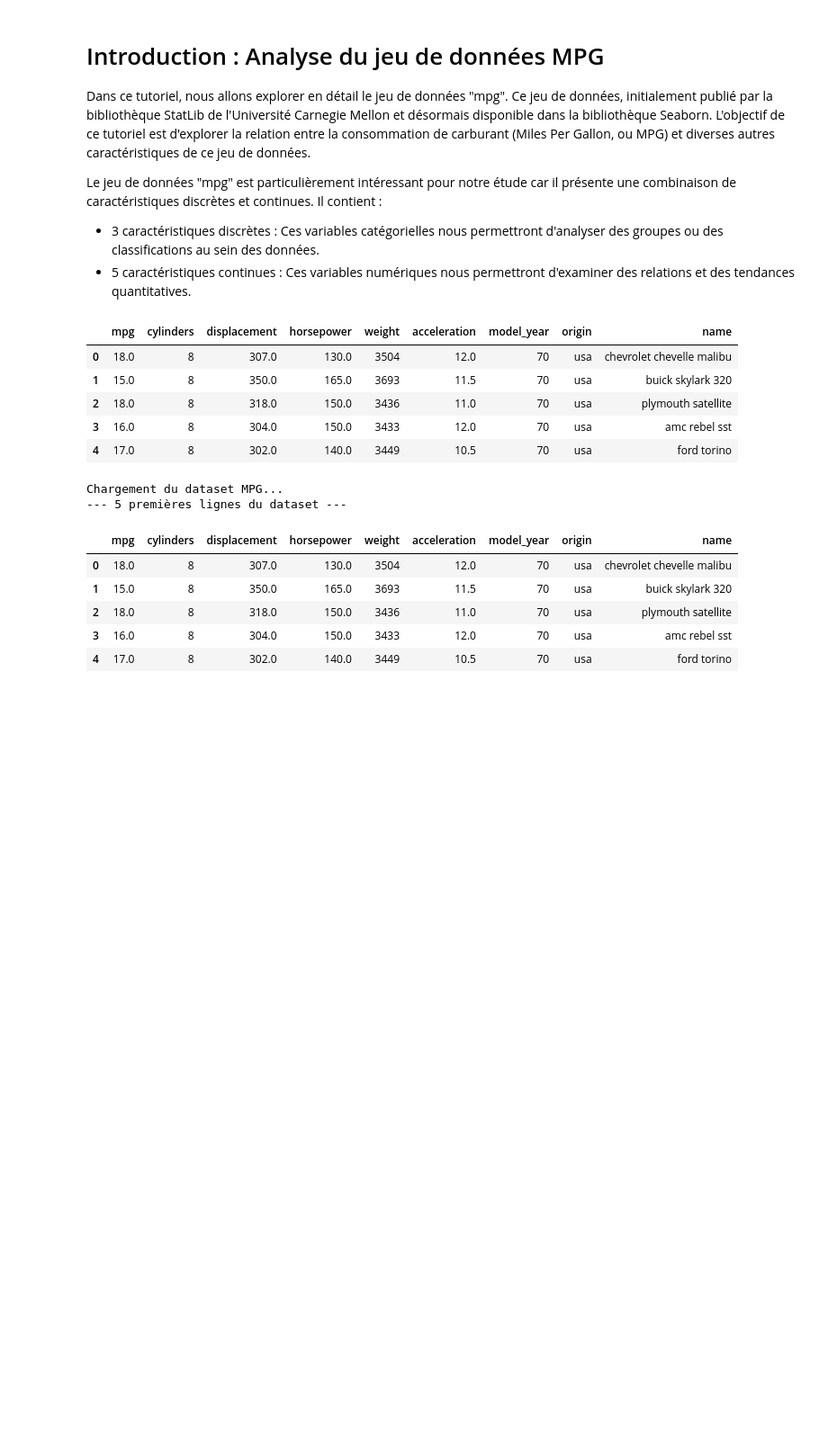
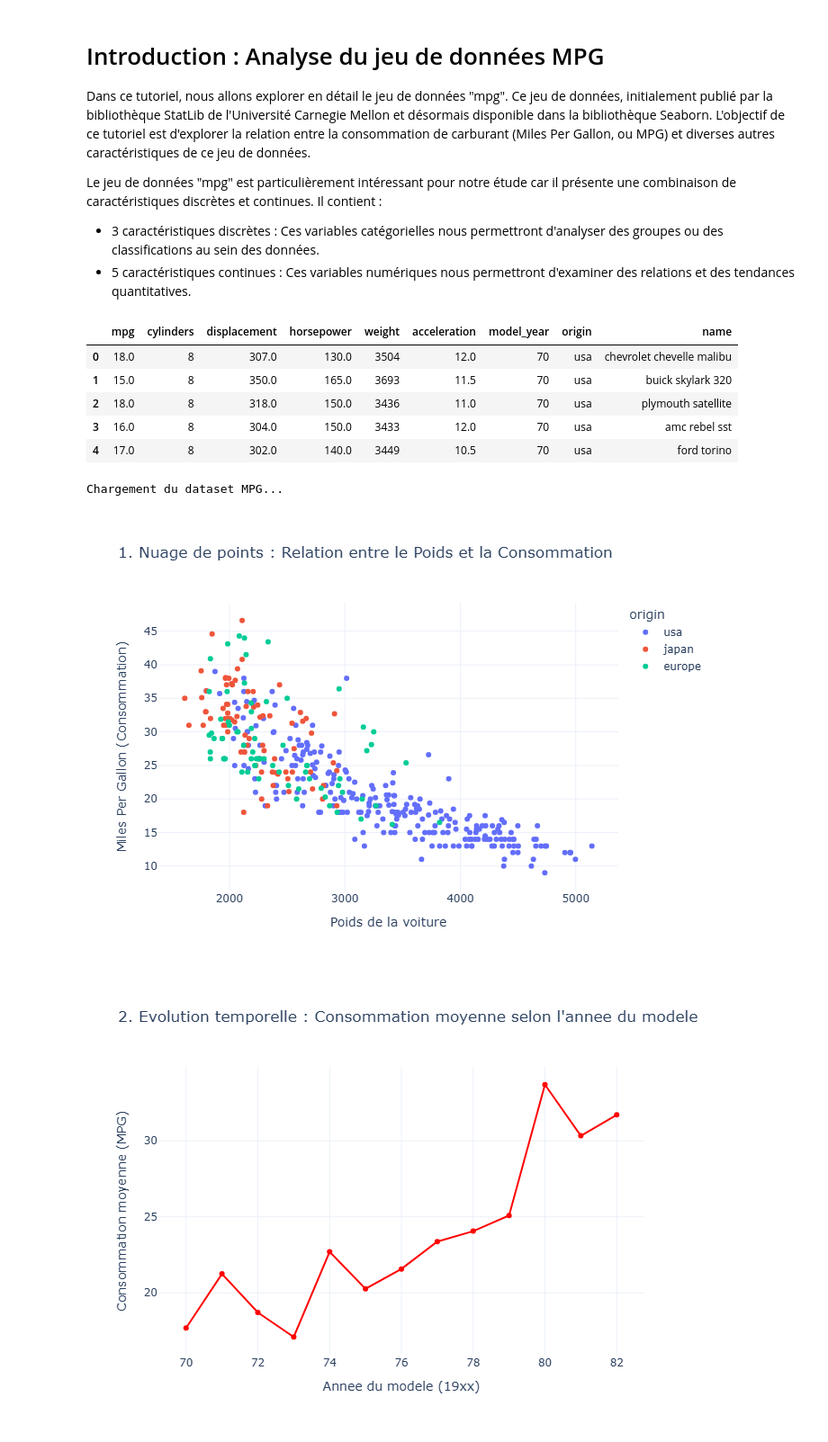
Before and after one commit to rosanajurdi/Data_Visualization_Course_2026, a Jupyter notebook: lab-sessions/lab4-ScatterPlots_line plots_heatmaps.ipynb, the cells around one changed output. Shown at 90% size. Cells and saved outputs as stored; diff of their text form; code cells hidden in the pictures; blank space fills up the shorter version.

```diff
--- a/lab-sessions/lab4-ScatterPlots_line plots_heatmaps.ipynb
+++ b/lab-sessions/lab4-ScatterPlots_line plots_heatmaps.ipynb
@@ -24,72 +24,56 @@ mpg_df.head()
 import seaborn as sns
 import pandas as pd
 import plotly.express as px
+import plotly.io as pio
 from IPython.display import display
-import plotly.io as pio
-pio.renderers.default = "svg"
+
+# On passe en PNG pour corriger le bug de la Heatmap vide !
+pio.renderers.default = "png"
 
 print("Chargement du dataset MPG...")
 mpg_df = sns.load_dataset("mpg")
 
-print("--- 5 premières lignes du dataset ---")
-display(mpg_df.head())
-
-
 # --- ÉTAPE 2 : NUAGE DE POINTS (SCATTER PLOT) ---
-# On compare le poids (weight) avec la consommation (mpg).
-# On colorie par continent d'origine (origin) et on affiche le nom de la voiture au survol.
 fig_scatter = px.scatter(
     mpg_df,
     x="weight",
     y="mpg",
     color="origin",
     hover_name="name",
-    title="1. Nuage de points : Relation entre le Poids et la Consommation (MPG)",
+    title="1. Nuage de points : Relation entre le Poids et la Consommation",
     labels={"weight": "Poids de la voiture", "mpg": "Miles Per Gallon (Consommation)"},
     template="plotly_white"
 )
 fig_scatter.show()
 
-
 # --- ÉTAPE 3 : GRAPHIQUE EN LIGNE (LINE PLOT) ---
-# Pour faire une belle ligne, on va d'abord calculer la moyenne de MPG pour chaque année
 avg_mpg_per_year = mpg_df.groupby('model_year')['mpg'].mean().reset_index()
 
 fig_line = px.line(
     avg_mpg_per_year,
     x="model_year",
     y="mpg",
-    markers=True, # Ajoute des petits points sur la ligne
-    title="2. Évolution temporelle : Consommation moyenne selon l'année du modèle",
-    labels={"model_year": "Année du modèle (19xx)", "mpg": "Consommation moyenne (MPG)"},
+    markers=True,
+    title="2. Evolution temporelle : Consommation moyenne selon l'annee du modele",
+    labels={"model_year": "Annee du modele (19xx)", "mpg": "Consommation moyenne (MPG)"},
     template="plotly_white"
 )
 fig_line.update_traces(line_color="red")
 fig_line.show()
 
-
 # --- ÉTAPE 4 : CARTE DE CHALEUR (HEATMAP) ---
-# 1. On sélectionne uniquement les colonnes numériques (pour faire des calculs mathématiques)
 numeric_df = mpg_df.select_dtypes(include=['number'])
-
-# 2. On calcule la matrice de corrélation
 corr_matrix = numeric_df.corr()
 
-# 3. On génère la carte de chaleur avec Plotly
 fig_heatmap = px.imshow(
     corr_matrix,
-    text_auto=".2f", # Affiche les chiffres avec 2 décimales dans les cases
+    text_auto=".2f",
     aspect="auto",
-    color_continuous_scale="RdBu_r", # Rouge (corrélation négative) à Bleu (corrélation positive)
-    title="3. Carte de chaleur : Matrice de corrélation des variables numériques"
+    color_continuous_scale="RdBu_r",
+    title="3. Carte de chaleur : Matrice de correlation des variables numeriques"
 )
 fig_heatmap.show()
 # %% [output]
 Chargement du dataset MPG...
---- 5 premières lignes du dataset ---
-|  | mpg | cylinders | displacement | horsepower | weight | acceleration | model_year | origin | name |
-| 0 | 18.0 | 8 | 307.0 | 130.0 | 3504 | 12.0 | 70 | usa | chevrolet chevelle malibu |
-| 1 | 15.0 | 8 | 350.0 | 165.0 | 3693 | 11.5 | 70 | usa | buick skylark 320 |
-| 2 | 18.0 | 8 | 318.0 | 150.0 | 3436 | 11.0 | 70 | usa | plymouth satellite |
-| 3 | 16.0 | 8 | 304.0 | 150.0 | 3433 | 12.0 | 70 | usa | amc rebel sst |
-| 4 | 17.0 | 8 | 302.0 | 140.0 | 3449 | 10.5 | 70 | usa | ford torino |
+[figure, added]
+[figure, added]
```
Also changed, not shown: parts of 1 cell of this notebook, 1 other file.
